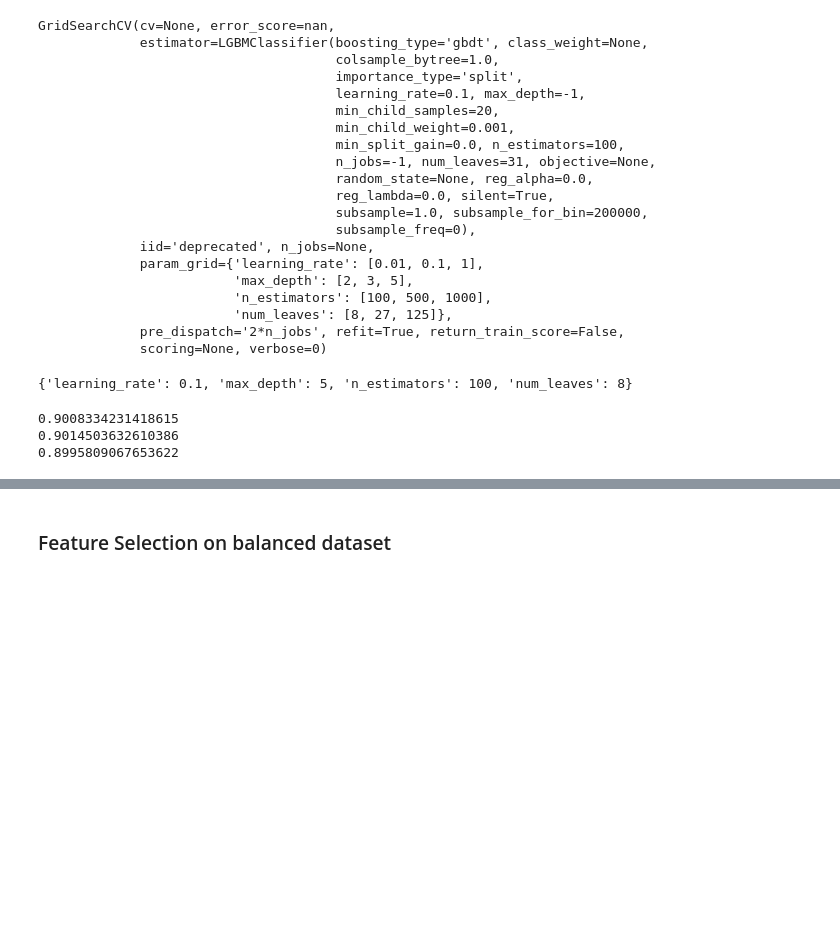
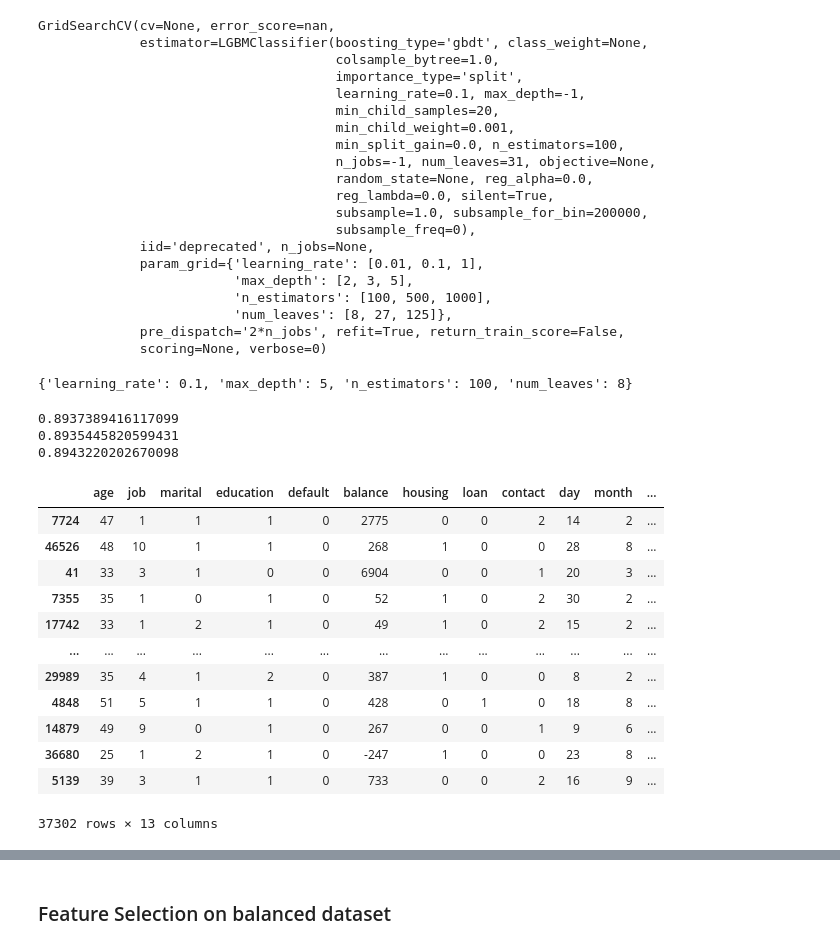
Before and after one commit to anshuydv/Apziva, a Jupyter notebook: project2/part1.ipynb, the cells around one changed output, grey strips where cells are left out. Saved outputs shown, nothing was run; the diff lists cells and outputs as text; code cells hidden in the pictures; blank space fills up the shorter version.

```diff
--- a/project2/part1.ipynb
+++ b/project2/part1.ipynb
@@ -712,10 +706,26 @@ X_train, X_test, y_train, y_test = train_test_split(X, y, test_size = 0.33, rand
 # %%
 lgbclf=LGBMClassifier(learning_rate=0.1,max_depth=5,n_estimators=100, num_leaves = 8)
-lgbclf.fit(X,y)
-print(lgbclf.score(X,y))
+lgbclf.fit(X2,y2)
+print(lgbclf.score(X2,y2))
 print(lgbclf.score(X_train,y_train))
 print(lgbclf.score(X_test,y_test))
 # %% [output]
-0.9008334231418615
-0.9014503632610386
-0.8995809067653622
+0.8937389416117099
+0.8935445820599431
+0.8943220202670098
+# %%
+X_train
+# %% [output]
+|  | age | job | marital | education | default | balance | housing | loan | contact | day | month | ... |
+| 7724 | 47 | 1 | 1 | 1 | 0 | 2775 | 0 | 0 | 2 | 14 | 2 | ... |
+| 46526 | 48 | 10 | 1 | 1 | 0 | 268 | 1 | 0 | 0 | 28 | 8 | ... |
+| 41 | 33 | 3 | 1 | 0 | 0 | 6904 | 0 | 0 | 1 | 20 | 3 | ... |
+| 7355 | 35 | 1 | 0 | 1 | 0 | 52 | 1 | 0 | 2 | 30 | 2 | ... |
+| 17742 | 33 | 1 | 2 | 1 | 0 | 49 | 1 | 0 | 2 | 15 | 2 | ... |
+| ... | ... | ... | ... | ... | ... | ... | ... | ... | ... | ... | ... | ... |
+| 29989 | 35 | 4 | 1 | 2 | 0 | 387 | 1 | 0 | 0 | 8 | 2 | ... |
+| 4848 | 51 | 5 | 1 | 1 | 0 | 428 | 0 | 1 | 0 | 18 | 8 | ... |
+| 14879 | 49 | 9 | 0 | 1 | 0 | 267 | 0 | 0 | 1 | 9 | 6 | ... |
+| 36680 | 25 | 1 | 2 | 1 | 0 | -247 | 1 | 0 | 0 | 23 | 8 | ... |
+| 5139 | 39 | 3 | 1 | 1 | 0 | 733 | 0 | 0 | 2 | 16 | 9 | ... |
+37302 rows × 13 columns
```
Also changed, not shown: parts of 29 cells of this notebook.
